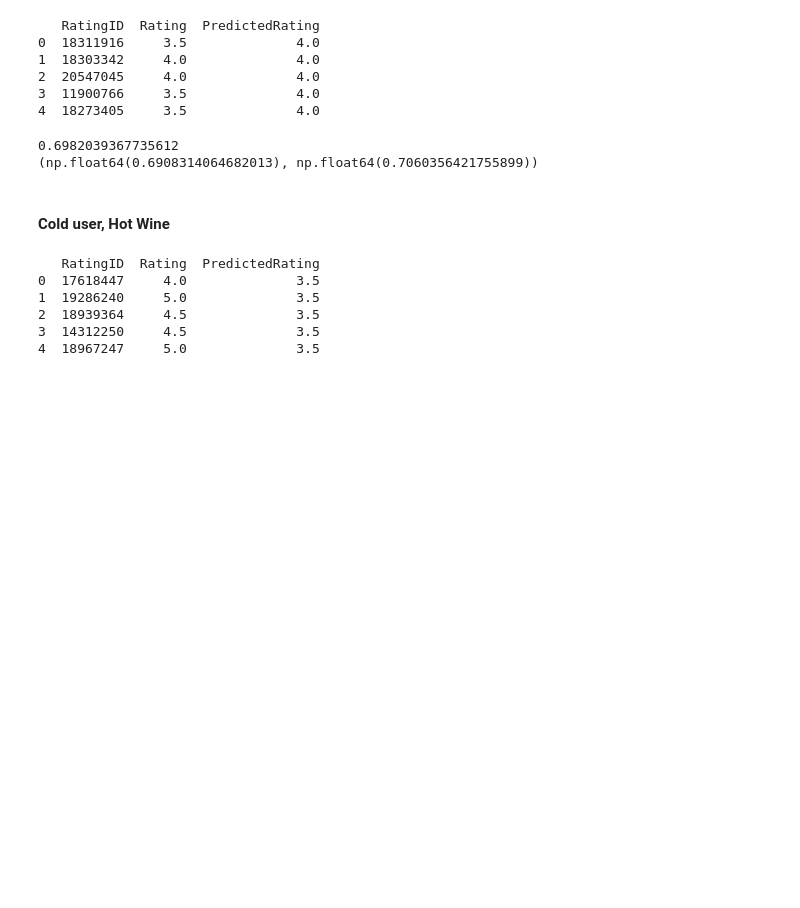
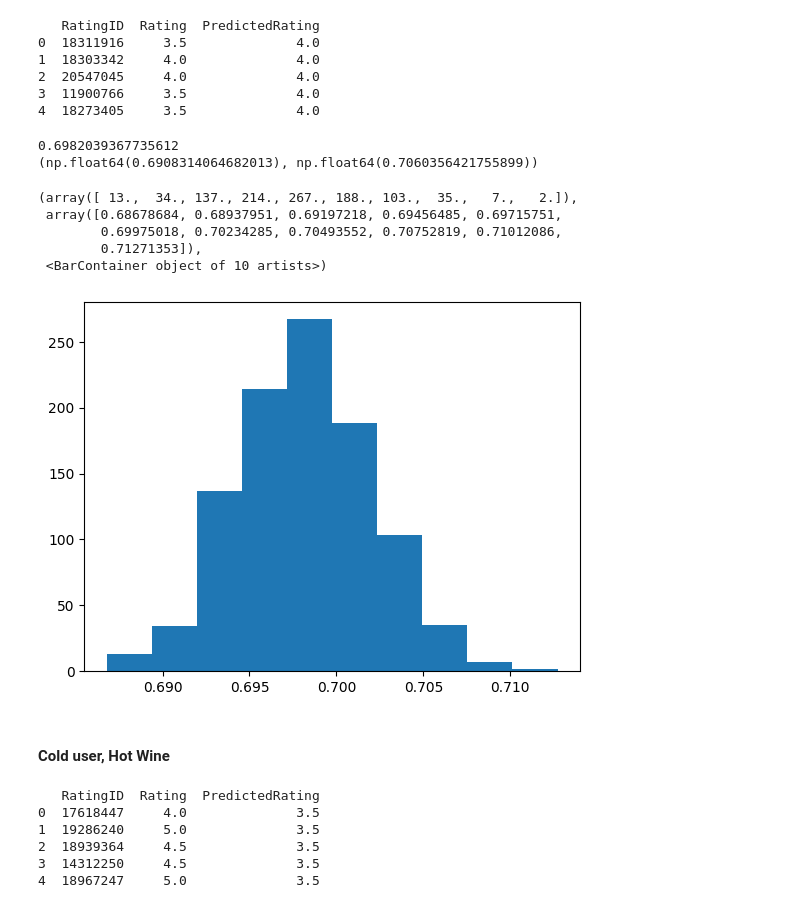
Before and after one commit to vincelemke99/Web-Mining, a Jupyter notebook: Evaluation/Evaluation.ipynb, the cells around one changed output. Saved outputs shown, nothing was run; the diff lists cells and outputs as text; code cells hidden in the pictures; blank space fills up the shorter version.

```diff
--- a/Evaluation/Evaluation.ipynb
+++ b/Evaluation/Evaluation.ipynb
@@ -109,6 +151,15 @@ print(results["ci"])
 4  18273405     3.5              4.0
 0.6982039367735612
 (np.float64(0.6908314064682013), np.float64(0.7060356421755899))
+# %%
+plt.hist(results["rmse_distribution"])
+# %% [output]
+(array([ 13.,  34., 137., 214., 267., 188., 103.,  35.,   7.,   2.]),
+ array([0.68678684, 0.68937951, 0.69197218, 0.69456485, 0.69715751,
+        0.69975018, 0.70234285, 0.70493552, 0.70752819, 0.71012086,
+        0.71271353]),
+ <BarContainer object of 10 artists>)
+[figure, added]
 # %% [markdown]
 #### Cold user, Hot Wine
 # %%
```
Also changed, not shown: parts of 44 cells of this notebook, 1 other file.
